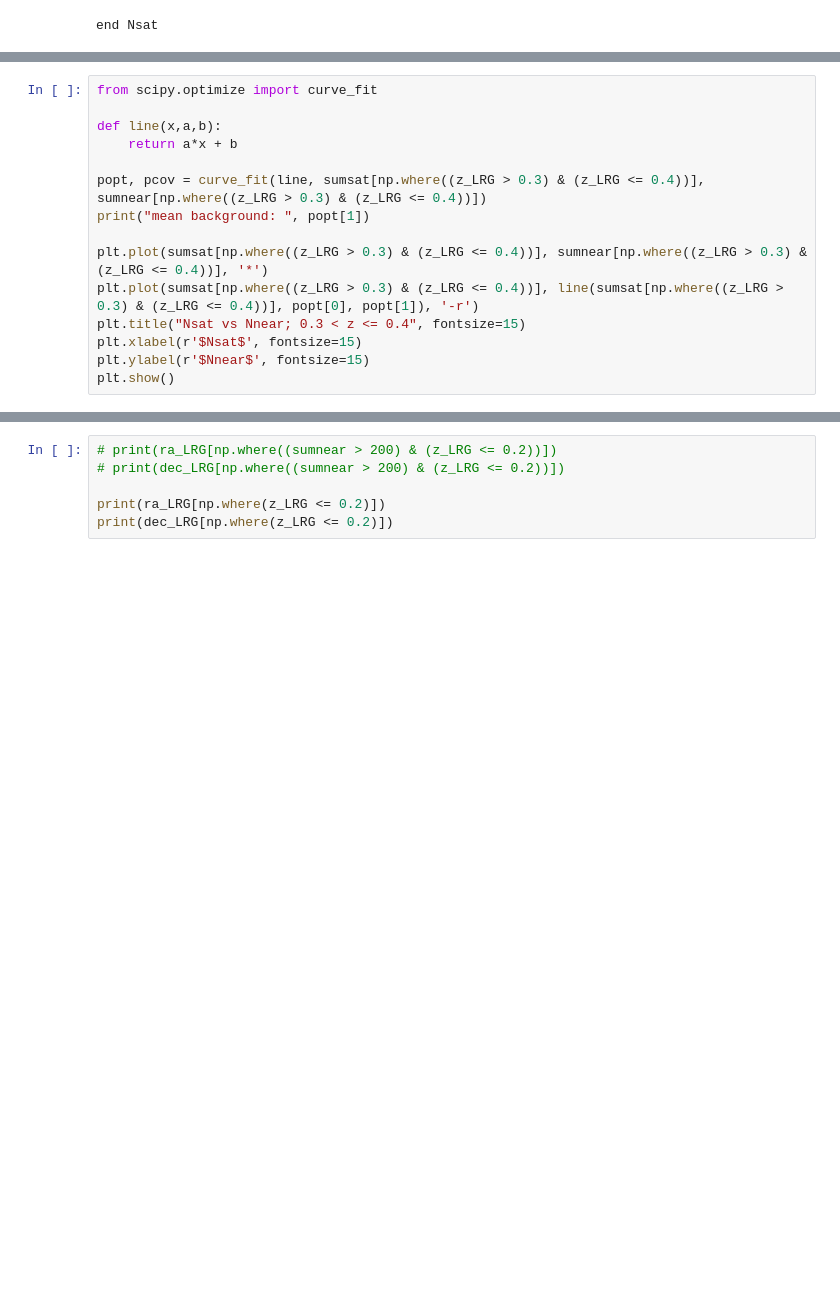
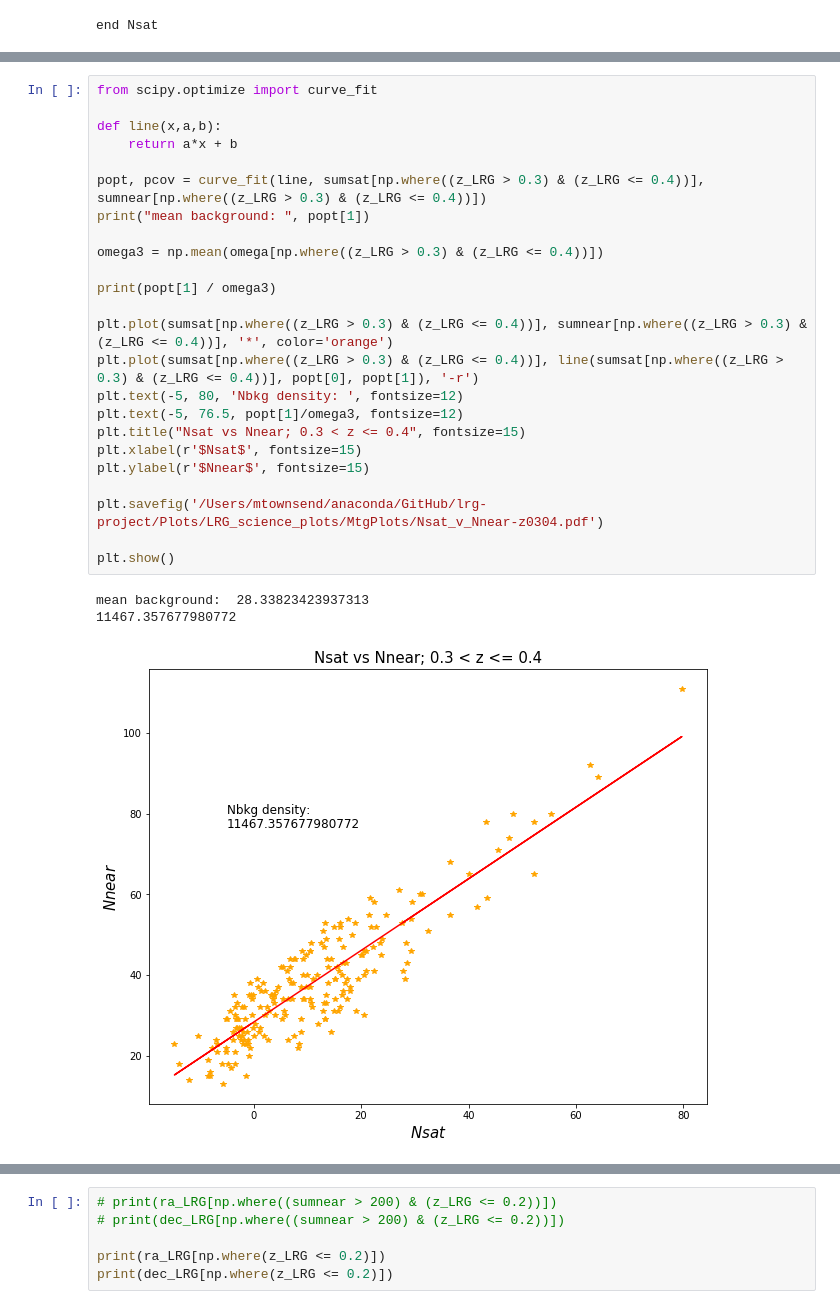
Before and after one commit to metownsend/lrg-project, a Jupyter notebook: statSub_forReal.ipynb, the cells around one changed output, grey strips where cells are left out. Drawn from its saved outputs; the diff is of its cells as text; blank space fills up the shorter version.

```diff
--- a/statSub_forReal.ipynb
+++ b/statSub_forReal.ipynb
@@ -409,18 +443,31 @@ plt.show()
 # %%
 from scipy.optimize import curve_fit
 
 def line(x,a,b):
     return a*x + b
 
 popt, pcov = curve_fit(line, sumsat[np.where((z_LRG > 0.3) & (z_LRG <= 0.4))], sumnear[np.where((z_LRG > 0.3) & (z_LRG <= 0.4))])
 print("mean background: ", popt[1])
 
-plt.plot(sumsat[np.where((z_LRG > 0.3) & (z_LRG <= 0.4))], sumnear[np.where((z_LRG > 0.3) & (z_LRG <= 0.4))], '*')
+omega3 = np.mean(omega[np.where((z_LRG > 0.3) & (z_LRG <= 0.4))])
+
+print(popt[1] / omega3)
+
+plt.plot(sumsat[np.where((z_LRG > 0.3) & (z_LRG <= 0.4))], sumnear[np.where((z_LRG > 0.3) & (z_LRG <= 0.4))], '*', color='orange')
 plt.plot(sumsat[np.where((z_LRG > 0.3) & (z_LRG <= 0.4))], line(sumsat[np.where((z_LRG > 0.3) & (z_LRG <= 0.4))], popt[0], popt[1]), '-r')
+plt.text(-5, 80, 'Nbkg density: ', fontsize=12)
+plt.text(-5, 76.5, popt[1]/omega3, fontsize=12)
 plt.title("Nsat vs Nnear; 0.3 < z <= 0.4", fontsize=15)
 plt.xlabel(r'$Nsat$', fontsize=15)
 plt.ylabel(r'$Nnear$', fontsize=15)
+
+plt.savefig('/Users/mtownsend/anaconda/GitHub/lrg-project/Plots/LRG_science_plots/MtgPlots/Nsat_v_Nnear-z0304.pdf')
+
 plt.show()
+# %% [output]
+mean background:  28.33823423937313
+11467.357677980772
+[figure, added]
 # %%
 from scipy.optimize import curve_fit
 
```
Also changed, not shown: parts of 11 cells of this notebook, 12 other files.
